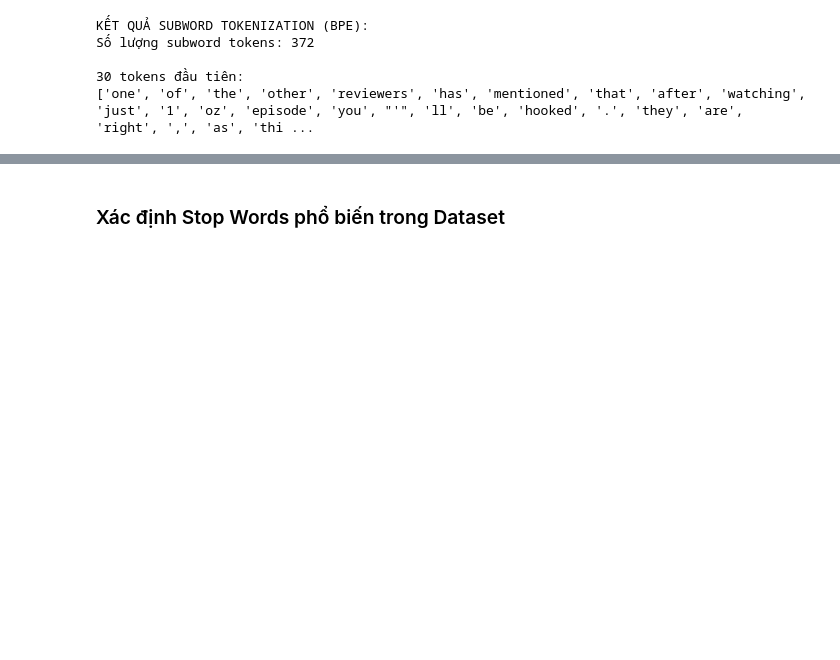
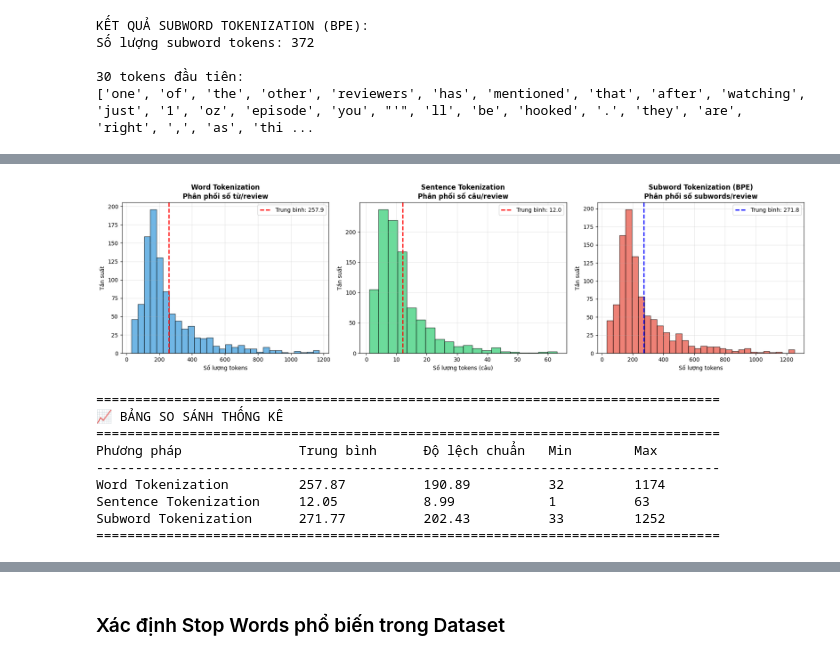
Before and after one commit to AnhTtis/Preprocessing_Methods, a Jupyter notebook: notebooks/03_text_preprocessing.ipynb, the cells around one changed output, grey strips where cells are left out. Cells and saved outputs as stored; diff of their text form; code cells hidden in the pictures; blank space fills up the shorter version.

```diff
--- a/notebooks/03_text_preprocessing.ipynb
+++ b/notebooks/03_text_preprocessing.ipynb
@@ -367,10 +331,0 @@ Số lượng subword tokens: 372
-# %%
-# Áp dụng Subword Tokenization cho toàn bộ dataset
-print("🔄 Đang áp dụng Subword Tokenization (BPE) cho toàn bộ dataset...")
-
-# Hàm tokenize sử dụng BPE tokenizer
-def subword_tokenize(text):
-    return tokenizer.encode(text).tokens
-
-# Tạo cột mới với subword tokens
-df_cleaned['subword_tokens'] = df_cleaned['cleaned_review'].apply(subword_tokenize)
@@ -391,0 +365,55 @@ See the caveats in the documentation: https://pandas.pydata.org/pandas-docs/stab
+# %%
+# Trực quan hóa so sánh 3 kỹ thuật tokenization
+fig, axes = plt.subplots(1, 3, figsize=(18, 5))
+
+# Plot 1: So sánh phân phối số lượng tokens
+axes[0].hist(word_token_lengths, bins=30, alpha=0.7, color='#3498db', edgecolor='black')
+axes[0].axvline(np.mean(word_token_lengths), color='red', linestyle='--', linewidth=2, label=f'Trung bình: {np.mean(word_token_lengths):.1f}')
+axes[0].set_title('Word Tokenization\nPhân phối số từ/review', fontsize=12, fontweight='bold')
+axes[0].set_xlabel('Số lượng tokens')
+axes[0].set_ylabel('Tần suất')
+axes[0].legend()
+axes[0].grid(alpha=0.3)
+
+# Plot 2: Sentence Tokenization
+axes[1].hist(sentence_token_lengths, bins=20, alpha=0.7, color='#2ecc71', edgecolor='black')
+axes[1].axvline(np.mean(sentence_token_lengths), color='red', linestyle='--', linewidth=2, label=f'Trung bình: {np.mean(sentence_token_lengths):.1f}')
+axes[1].set_title('Sentence Tokenization\nPhân phối số câu/review', fontsize=12, fontweight='bold')
+axes[1].set_xlabel('Số lượng tokens (câu)')
+axes[1].set_ylabel('Tần suất')
+axes[1].legend()
+axes[1].grid(alpha=0.3)
+
+# Plot 3: Subword Tokenization
+axes[2].hist(subword_token_lengths, bins=30, alpha=0.7, color='#e74c3c', edgecolor='black')
+axes[2].axvline(np.mean(subword_token_lengths), color='blue', linestyle='--', linewidth=2, label=f'Trung bình: {np.mean(subword_token_lengths):.1f}')
+axes[2].set_title('Subword Tokenization (BPE)\nPhân phối số subwords/review', fontsize=12, fontweight='bold')
+axes[2].set_xlabel('Số lượng tokens')
+axes[2].set_ylabel('Tần suất')
+axes[2].legend()
+axes[2].grid(alpha=0.3)
+
+plt.tight_layout()
+plt.show()
+
+# Thống kê tổng hợp
+print("\n" + "="*80)
+print("BẢNG SO SÁNH THỐNG KÊ")
+print("="*80)
+print(f"{'Phương pháp':<25} {'Trung bình':<15} {'Độ lệch chuẩn':<15} {'Min':<10} {'Max':<10}")
+print("-"*80)
+print(f"{'Word Tokenization':<25} {np.mean(word_token_lengths):<15.2f} {np.std(word_token_lengths):<15.2f} {min(word_token_lengths):<10} {max(word_token_lengths):<10}")
+print(f"{'Sentence Tokenization':<25} {np.mean(sentence_token_lengths):<15.2f} {np.std(sentence_token_lengths):<15.2f} {min(sentence_token_lengths):<10} {max(sentence_token_lengths):<10}")
+print(f"{'Subword Tokenization':<25} {np.mean(subword_token_lengths):<15.2f} {np.std(subword_token_lengths):<15.2f} {min(subword_token_lengths):<10} {max(subword_token_lengths):<10}")
+print("="*80)
+# %% [output]
+[figure, added]
+================================================================================
+📈 BẢNG SO SÁNH THỐNG KÊ
+================================================================================
+Phương pháp               Trung bình      Độ lệch chuẩn   Min        Max
+--------------------------------------------------------------------------------
+Word Tokenization         257.87          190.89          32         1174
+Sentence Tokenization     12.05           8.99            1          63
+Subword Tokenization      271.77          202.43          33         1252
+================================================================================
```
Also changed, not shown: parts of 50 cells of this notebook, 5 other files.
